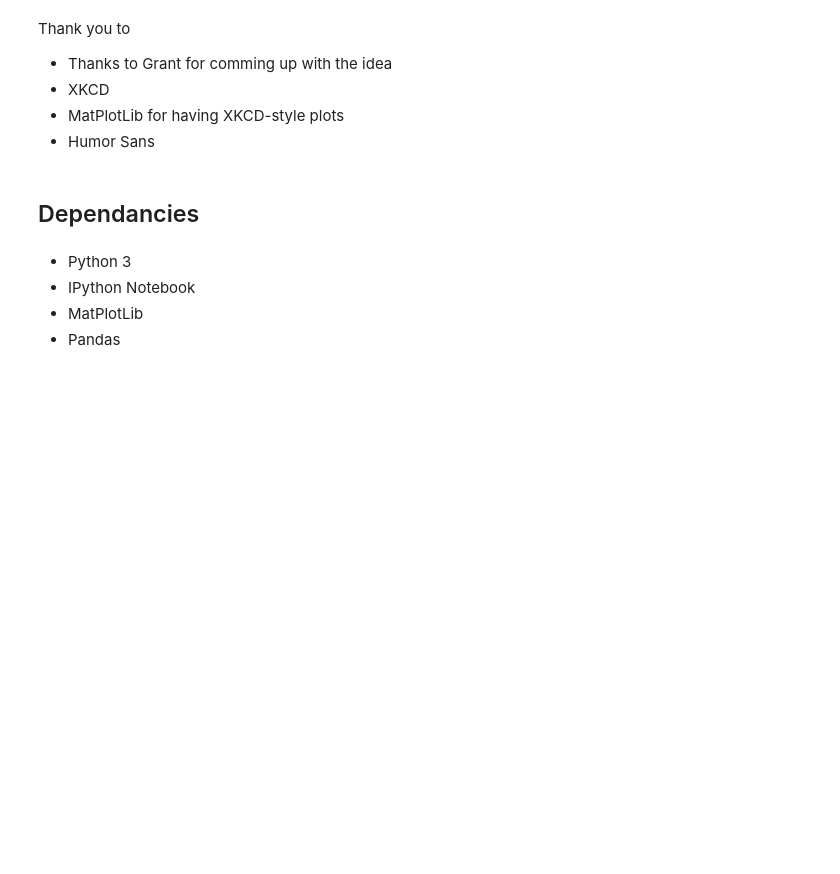
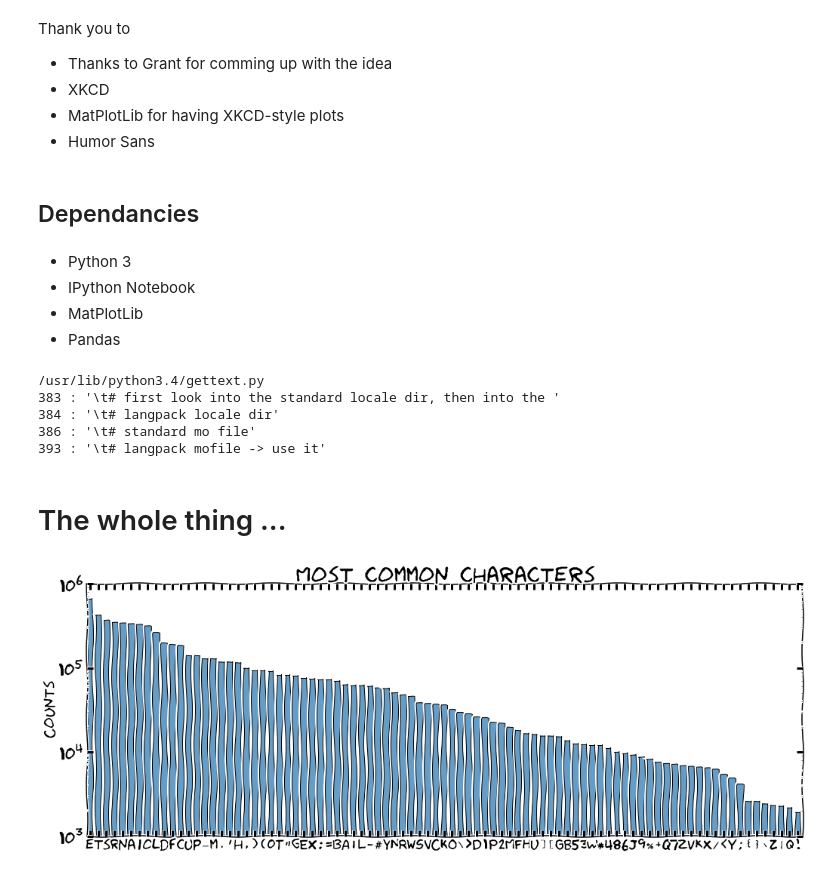
Before and after one commit to leesdolphin/language-punctuation, a Jupyter notebook: Python Punctuation.ipynb, the cells around one changed output. Drawn from its saved outputs; the diff is of its cells as text; code cells hidden in the pictures; blank space fills up the shorter version.

```diff
--- a/Python Punctuation.ipynb
+++ b/Python Punctuation.ipynb
@@ -30,6 +30,7 @@ for dir_path, dir_names, files in os.walk(PYTHON_ROOT):
 # %% [markdown]
 ## And the Most Common Character Is
 # %%
+all_chars = symbol_counter.most_common()
 display_counter(symbol_counter.most_common(5))
 # %% [output]
 | Character | Count |
@@ -128,3 +129,36 @@ Thank you to
  - IPython Notebook
  - MatPlotLib
  - Pandas
+# %%
+for dir_path, dir_names, files in os.walk(PYTHON_ROOT):
+    for filename in files:
+        if filename.endswith('.py'):
+            with open(os.path.join(dir_path, filename), 'r') as f:
+                file_content = f.read()
+                if '\t' in file_content:
+                    print(os.path.join(dir_path, filename))
+                    for line_no, line in enumerate(file_content.splitlines()):
+                        if '\t' in line:
+                            print(line_no, ":", repr(line))
+# %% [output]
+/usr/lib/python3.4/gettext.py
+383 : '\t# first look into the standard locale dir, then into the '
+384 : '\t# langpack locale dir'
+386 : '\t# standard mo file'
+393 : '\t# langpack mofile -> use it'
+# %% [markdown]
+# The whole thing ...
+# %%
+fig = plt.figure(figsize=(17, 6))
+## Skip space(idx: 0) and newline(idx: 9)
+x_chars, y_counts = list(zip(*(all_chars[1:9] + all_chars[10:90])))
+indexes = np.arange(len(x_chars))
+plt.bar(indexes, y_counts, width, color='#669DC7', figure=fig)
+plt.ylabel('Counts', fontsize=20)
+plt.title('Most common characters', fontsize=30)
+plt.xticks(indexes+width/2., x_chars, fontsize=20)
+plt.yticks(fontsize=25);
+plt.xlim(min(indexes), max(indexes))
+plt.yscale('log', nonposy='clip')
+# %% [output]
+[figure, added]
```
Also changed, not shown: parts of 1 cell of this notebook, 1 other file.
